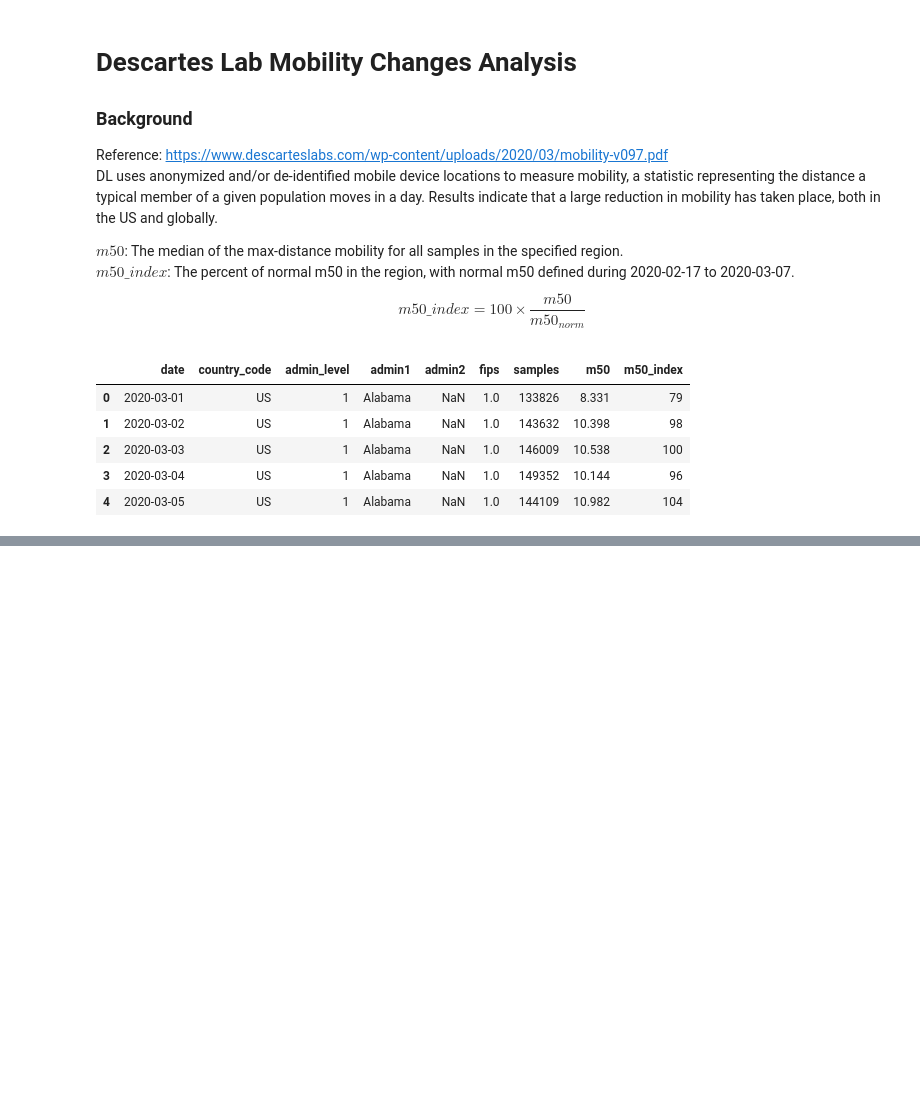
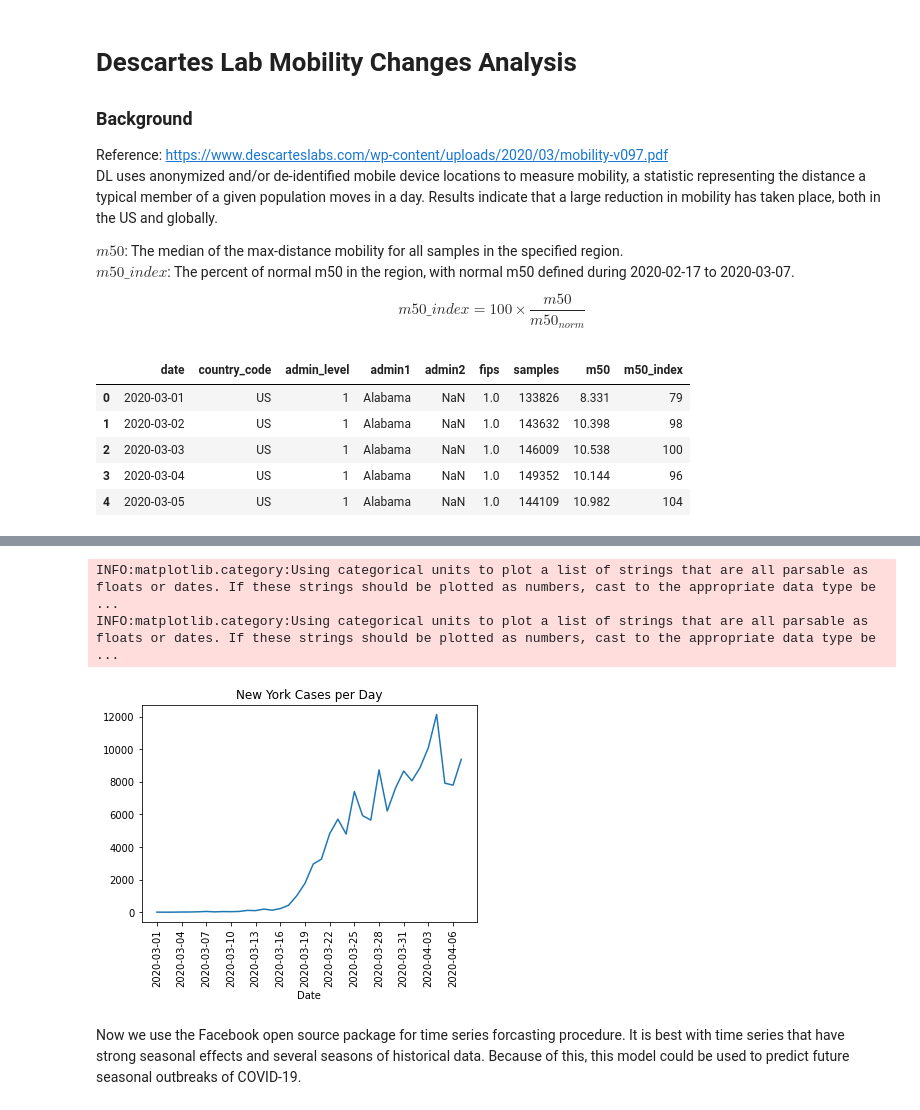
Before and after one commit to quantummind/caltech_covid_19_modeling, a Jupyter notebook: exploratory/james_DL_mobility.ipynb, the cells around one changed output, grey strips where cells are left out. Saved outputs shown, nothing was run; the diff lists cells and outputs as text; code cells hidden in the pictures; blank space fills up the shorter version.

```diff
--- a/exploratory/james_DL_mobility.ipynb
+++ b/exploratory/james_DL_mobility.ipynb
@@ -79,0 +131,26 @@ plt.show()
+# %%
+deaths_data_dir = f'{home_dir}/data/us/covid/'
+counties_deaths = pd.read_csv(os.path.join(deaths_data_dir, 'nyt_us_counties.csv'))
+states_deaths = pd.read_csv(os.path.join(deaths_data_dir, 'nyt_us_states.csv'))
+# %%
+new_york_deaths = states_deaths[states_deaths['fips'] == 36]
+
+def uncumulate(deaths):
+    res = [deaths[0]]
+
+    for i, death in enumerate(deaths[1:]):
+        res.append(death - deaths[i])
+
+    return res
+
+plt.plot(new_york_deaths['date'], uncumulate(new_york_deaths['cases'].tolist()))
+plt.title('New York Cases per Day')
+plt.xlabel('Date')
+plt.xticks(ticks = range(0, len(new_york_deaths.date.unique()), 3), rotation=90)
+plt.show()
+# %% [output]
+INFO:matplotlib.category:Using categorical units to plot a list of strings that are all parsable as floats or dates. If these strings should be plotted as numbers, cast to the appropriate data type be ...
+INFO:matplotlib.category:Using categorical units to plot a list of strings that are all parsable as floats or dates. If these strings should be plotted as numbers, cast to the appropriate data type be ...
+[figure, added]
+# %% [markdown]
+Now we use the Facebook open source package for time series forcasting procedure. It is best with time series that have strong seasonal effects and several seasons of historical data. Because of this, this model could be used to predict future seasonal outbreaks of COVID-19.
```
Also changed, not shown: parts of 14 cells of this notebook.
